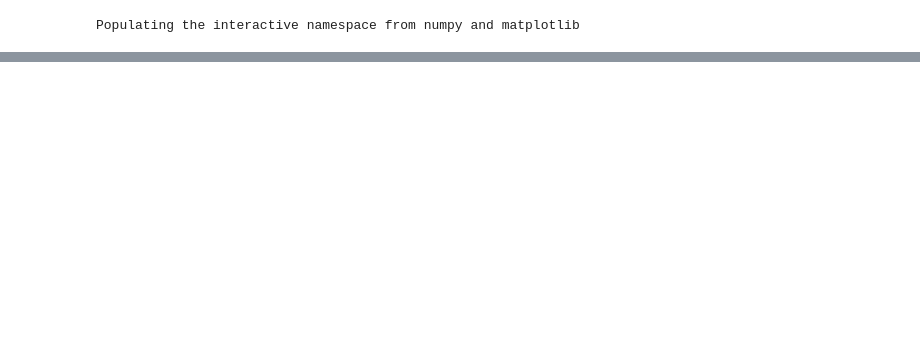
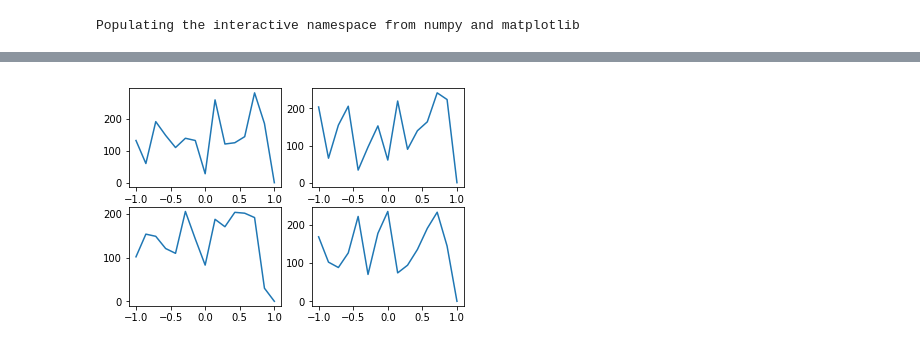
Before and after one commit to nbanik/Analyze_GD-1, a Jupyter notebook: ABC.ipynb, the cells around one changed output, grey strips where cells are left out. Drawn from its saved outputs; the diff is of its cells as text; code cells hidden in the pictures; blank space fills up the shorter version.

```diff
--- a/ABC.ipynb
+++ b/ABC.ipynb
@@ -562,0 +717,14 @@ for jj in allfname:
+# %%
+#generate N random rate and write to a file
+
+Nsim=10000
+ratemin=-1.
+ratemax=1.
+
+fo=open('random_rates_1.dat','w')
+
+for ii in range(Nsim):
+    l10rate= (numpy.random.uniform()*(ratemax-ratemin)+ratemin)
+    fo.write(str(l10rate) + "\n")
+
+fo.close()
@@ -562,0 +883,85 @@ for jj in allfname:
+# %%
+#read the diff file and construct the posterior after combining both the leading and trailing arm
+
+dir2 = 'dens_Omega/sims_for_ABC_varyMF/'
+gap_width=4.
+
+abc_diff_tr=np.loadtxt(dir2 + 'ABC_varyMF_power_diff_{}degcut_trailing_lenthreshold{}_NRaoBlackwell{}.dat'.format(gap_width,0.2,100),delimiter=',',skiprows=1)
+abc_diff_le=np.loadtxt(dir2 + 'ABC_varyMF_power_diff_{}degcut_leading_lenthreshold{}_NRaoBlackwell{}.dat'.format(gap_width,0.2,100),delimiter=',',skiprows=1)
+
+tol_tr_hi=0.7
+tol_tr_med=0.6
+tol_tr_lo=0.5
+
+
+tol_le_hi=0.6
+tol_le_med=0.4
+tol_le_lo=0.3
+
+
+accepted_x1=[]
+accepted_x2=[]
+accepted_x3=[]
+accepted_x4=[]
+
+NN=len(abc_diff_tr)
+
+x11=[]
+x22=[]
+x33=[]
+x44=[]
+
+for ii in range(NN):
+    #print (abc_diff[ii])
+    xcdm1=abc_diff_tr[ii][0]
+    xcdm2=abc_diff_tr[ii][1]
+    xcdm3=abc_diff_tr[ii][2]
+    xcdm4=abc_diff_tr[ii][3]
+    x11.append(np.log10(abc_diff_tr[ii][0]))
+    x22.append(np.log10(abc_diff_tr[ii][1]))
+    x33.append(np.log10(abc_diff_tr[ii][2]))
+    x44.append(np.log10(abc_diff_tr[ii][3]))
+    #Trailing
+    diff_tr_hi=abc_diff_tr[ii][4]
+    diff_tr_med=abc_diff_tr[ii][5]
+    diff_tr_lo=abc_diff_tr[ii][6]
+
+    #Leading
+    diff_le_hi=abc_diff_le[ii][4]
+    diff_le_med=abc_diff_le[ii][5]
+    diff_le_lo=abc_diff_le[ii][6]
+
+    #print (diff_hi,diff_med,diff_lo)
+    if (diff_tr_hi < tol_tr_hi) and (diff_tr_med < tol_tr_med) and (diff_tr_lo < tol_tr_lo) and (diff_le_hi < tol_le_hi) and (diff_le_med < tol_le_med) and (diff_le_lo < tol_le_lo):
+
+        accepted_x1.append(np.log10(xcdm1))
+        accepted_x2.append(np.log10(xcdm2))
+        accepted_x3.append(np.log10(xcdm3))
+        accepted_x4.append(np.log10(xcdm4))
+
+print (len(abc_diff_tr), len(accepted_x1))
+
+rr=np.linspace(-1.,1.,15)
+
+bw=rr[1]-rr[0]
+
+
+rredge=[rr[0] + i*bw for i in range(len(rr)+1)]
+
+#print (rredge)
+
+count1,bin_edge=np.histogram(accepted_x1,rredge)
+count2,bin_edge=np.histogram(accepted_x2,rredge)
+count3,bin_edge=np.histogram(accepted_x3,rredge)
+count4,bin_edge=np.histogram(accepted_x4,rredge)
+plt.figure()
+plt.subplot(2,2,1)
+plt.plot(rr,count1)
+plt.subplot(2,2,2)
+plt.plot(rr,count2)
+plt.subplot(2,2,3)
+plt.plot(rr,count3)
+plt.subplot(2,2,4)
+plt.plot(rr,count4)
+plt.show()
+# %% [output]
@@ -562,0 +969 @@ for jj in allfname:
+[figure, added]
```
Also changed, not shown: parts of 32 cells of this notebook.
